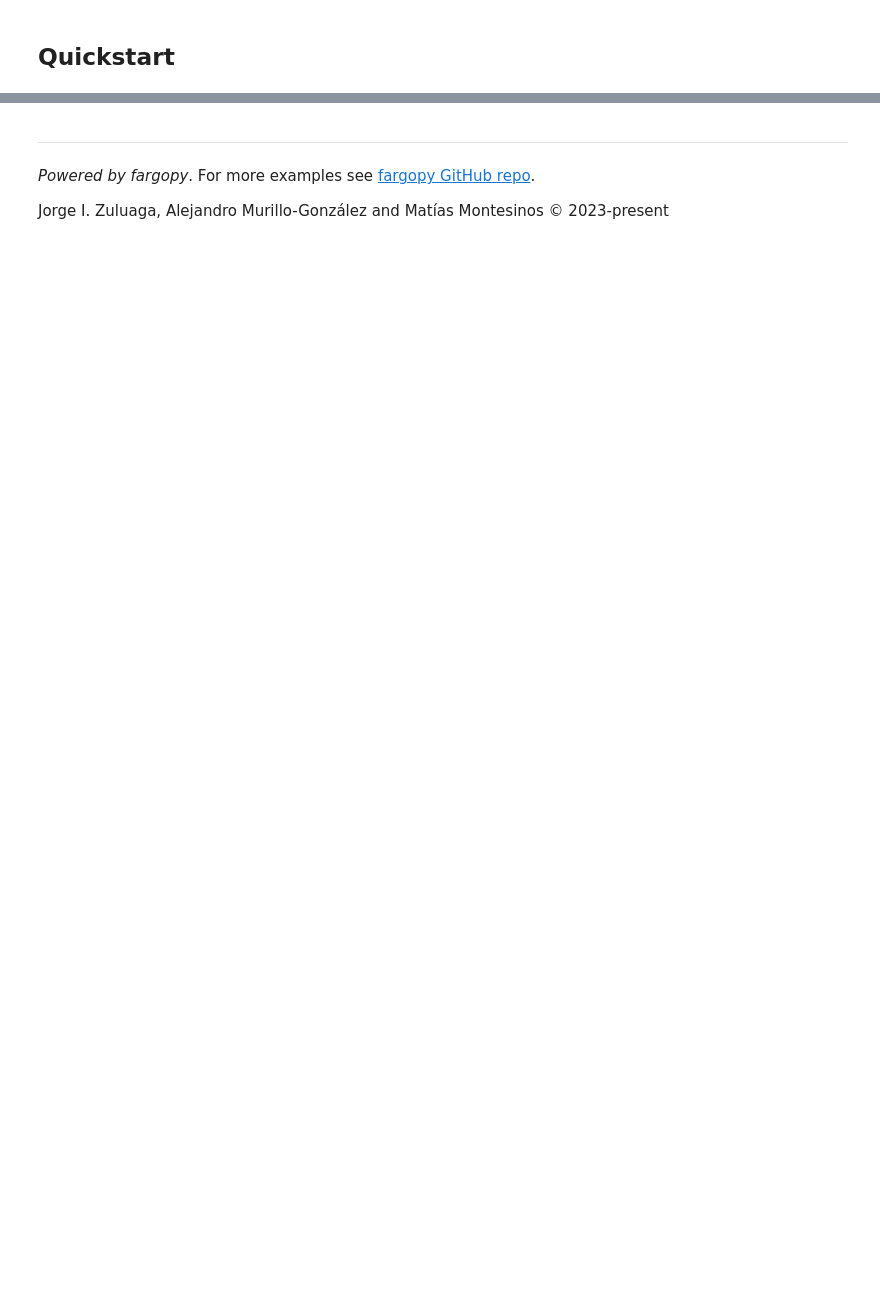
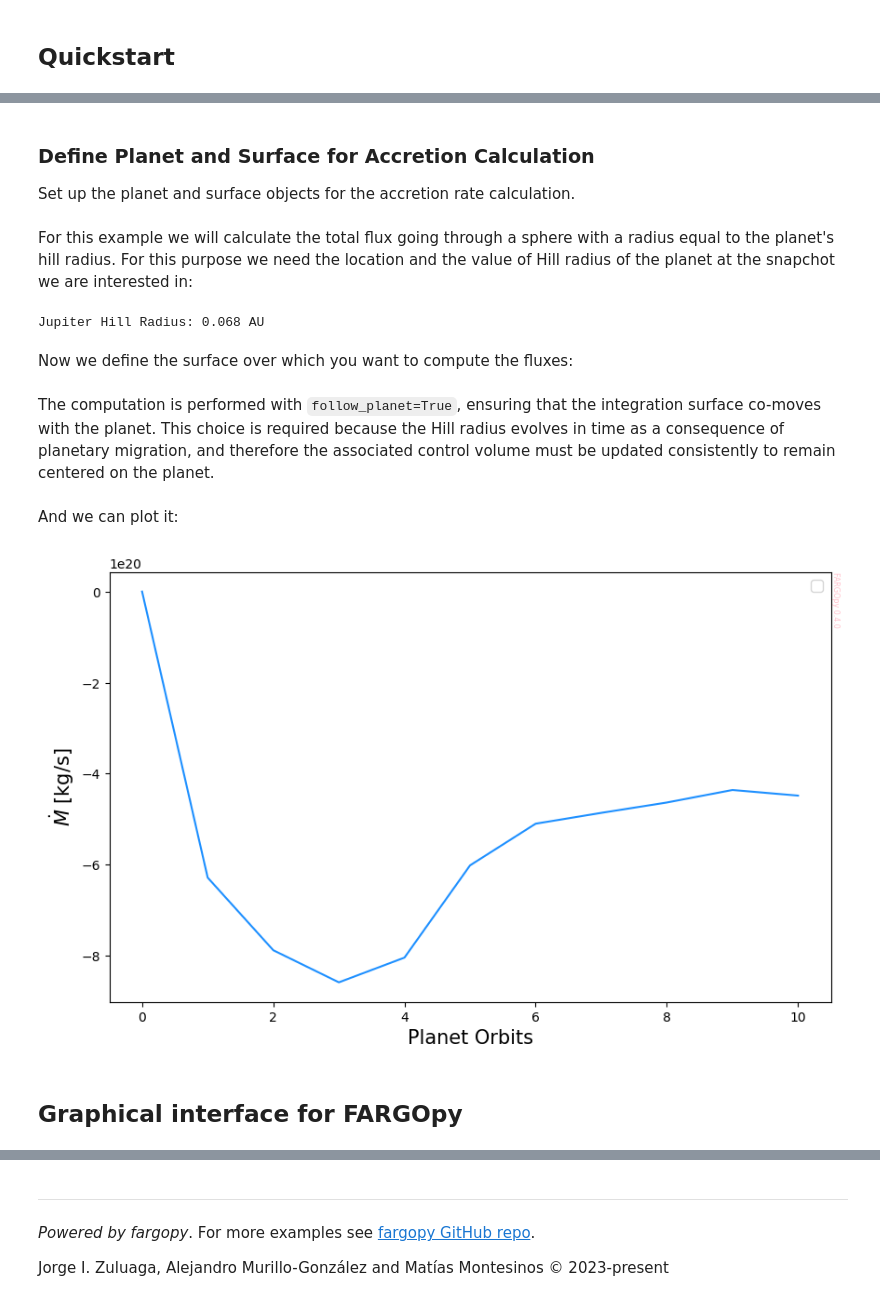
Before and after one commit to seap-udea/fargopy, a Jupyter notebook: README.ipynb, the cells around one changed output, grey strips where cells are left out. Saved outputs shown, nothing was run; the diff lists cells and outputs as text; code cells hidden in the pictures; blank space fills up the shorter version.

```diff
--- a/README.ipynb
+++ b/README.ipynb
@@ -404,0 +216,6 @@ This package has been designed and written mostly by Jorge I. Zuluaga and Alejan
+# %%
+data = sim.load_field(
+    fields=['gasv'],
+    slice="phi=0",
+    snapshot=(0,10)
+    )
@@ -404,0 +276,41 @@ This package has been designed and written mostly by Jorge I. Zuluaga and Alejan
+# %% [markdown]
+### Define Planet and Surface for Accretion Calculation
+
+Set up the planet and surface objects for the accretion rate calculation.
+# %% [markdown]
+For this example we will calculate the total flux going through a sphere with a radius equal to the planet's hill radius. For this purpose we need the location and the value of Hill radius of the planet at the snapchot we are interested in:
+# %%
+snap = 10
+planet = sim.load_planets(snapshot=snap)[0]
+r_hill = planet.hill_radius
+print(f"Jupiter Hill Radius: {r_hill * sim.UL / fp.AU:.3f} AU")
+# %% [output]
+Jupiter Hill Radius: 0.068 AU
+# %% [markdown]
+Now we define the surface over which you want to compute the fluxes:
+# %%
+sphere = fp.Surface(
+    type='sphere',
+    radius=r_hill,
+    subdivisions=6,
+)
+# %% [markdown]
+The computation is performed with `follow_planet=True`, ensuring that the integration surface co-moves with the planet. This choice is required because the Hill radius evolves in time as a consequence of planetary migration, and therefore the associated control volume must be updated consistently to remain centered on the planet.
+# %%
+acc_rate = sphere.mass_flux(sim=sim, snapshot=[0,snap], follow_planet=True)
+# %% [markdown]
+And we can plot it:
+# %%
+snaps = np.linspace(0, snap, len(acc_rate))
+
+fig, ax = plt.subplots(figsize=(10, 6))
+ax.plot(snaps, acc_rate * sim.UM / sim.UT, color='dodgerblue')
+ax.set_xlabel('Planet Orbits', size=15)
+ax.set_ylabel(r'$\dot{M}$ [kg/s]', size=15)
+ax.legend(fontsize=12)
+fp.Plot.fargopy_mark(ax)
+plt.savefig('gallery/readme-accretion.png')
+# %% [output]
+[figure, added]
+# %% [markdown]
+## Graphical interface for FARGOpy
```
Also changed, not shown: parts of 110 cells of this notebook.
